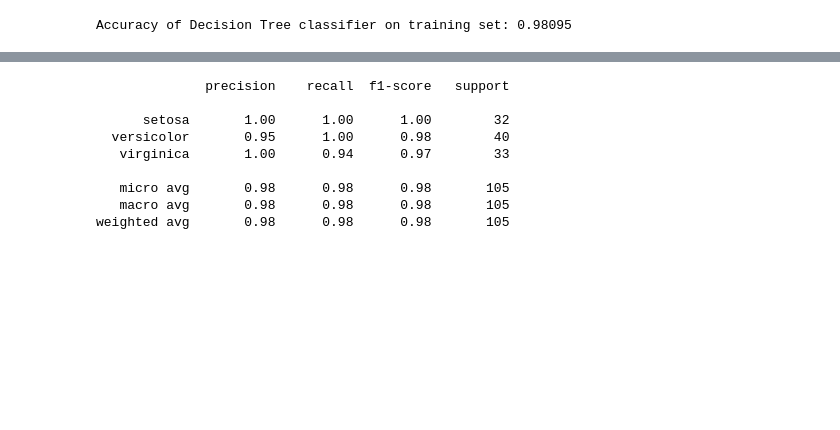
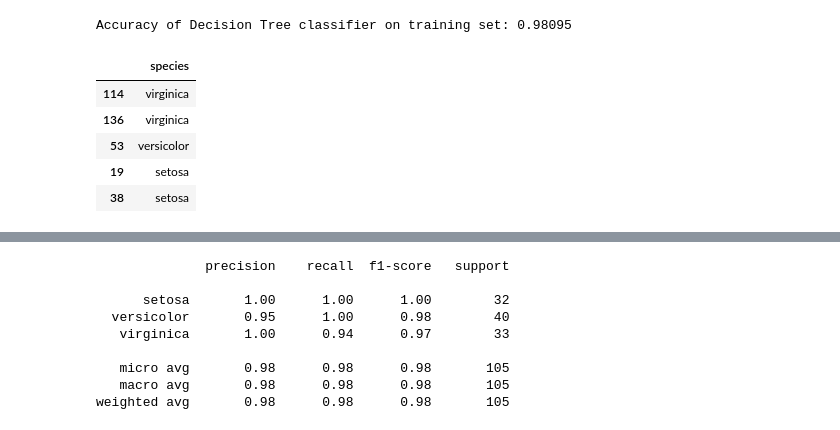
Before and after one commit to josephburton06/ds-methodologies-exercises, a Jupyter notebook: Classification/model.ipynb, the cells around one changed output, grey strips where cells are left out. Saved outputs shown, nothing was run; the diff lists cells and outputs as text; code cells hidden in the pictures; blank space fills up the shorter version.

```diff
--- a/Classification/model.ipynb
+++ b/Classification/model.ipynb
@@ -372,3 +393,12 @@ array([[0.   , 0.   , 1.   ],
 print('Accuracy of Decision Tree classifier on training set: {:.5f}'.format(clf.score(X3_train, y3_train)))
 # %% [output]
 Accuracy of Decision Tree classifier on training set: 0.98095
+# %%
+y3_train.head()
+# %% [output]
+|  | species |
+| 114 | virginica |
+| 136 | virginica |
+| 53 | versicolor |
+| 19 | setosa |
+| 38 | setosa |
```
Also changed, not shown: parts of 55 cells of this notebook.
